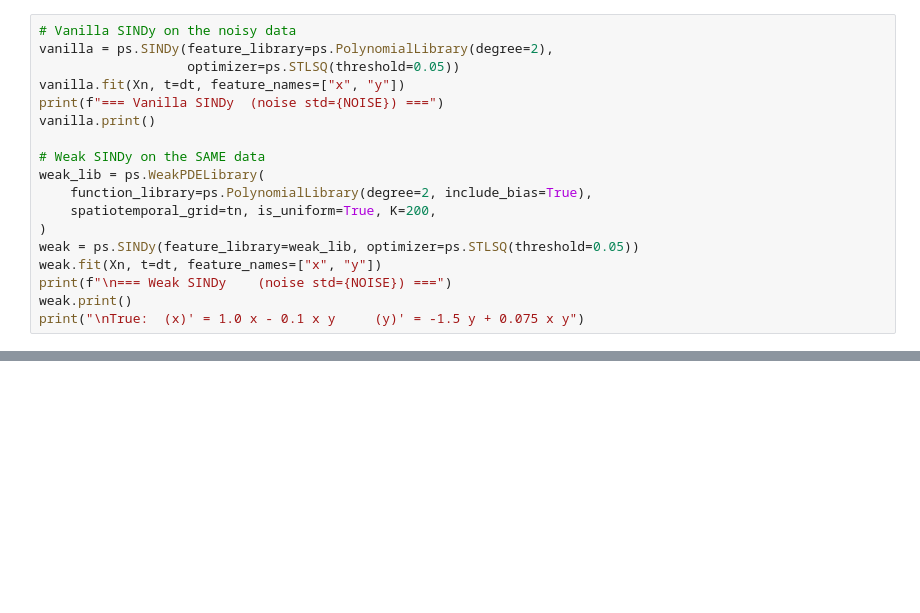
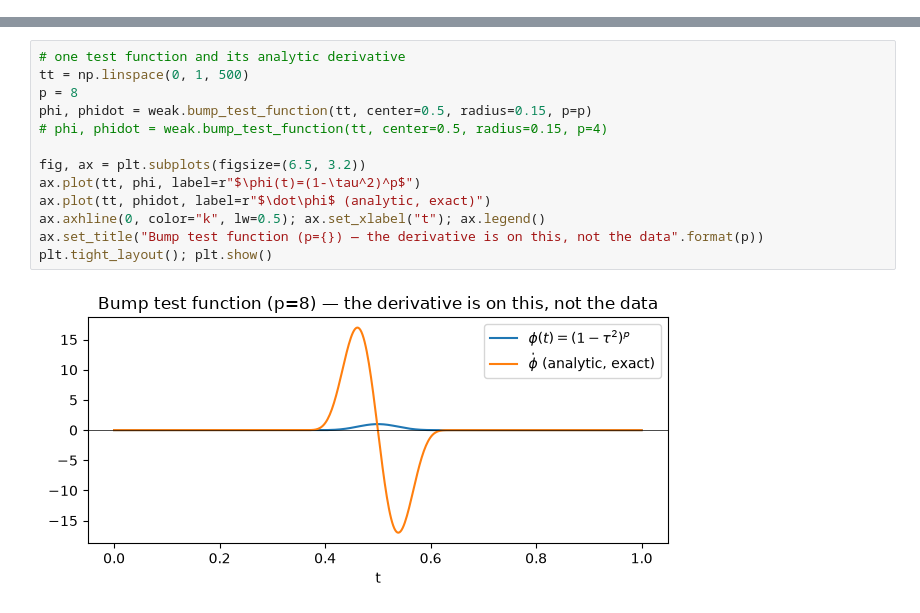
Before and after one commit to Mangan-Group/SummerSchool2026SparseModelTutorials, a Jupyter notebook: notebooks/02_weak_sindy.ipynb, the cells around one changed output, grey strips where cells are left out. Drawn from its saved outputs; the diff is of its cells as text; blank space fills up the shorter version.

```diff
--- a/notebooks/02_weak_sindy.ipynb
+++ b/notebooks/02_weak_sindy.ipynb
@@ -50,18 +29,0 @@ dt = tn[1] - tn[0]
-# %%
-# Vanilla SINDy on the noisy data
-vanilla = ps.SINDy(feature_library=ps.PolynomialLibrary(degree=2),
-                   optimizer=ps.STLSQ(threshold=0.05))
-vanilla.fit(Xn, t=dt, feature_names=["x", "y"])
-print(f"=== Vanilla SINDy  (noise std={NOISE}) ===")
-vanilla.print()
-
-# Weak SINDy on the SAME data
-weak_lib = ps.WeakPDELibrary(
-    function_library=ps.PolynomialLibrary(degree=2, include_bias=True),
-    spatiotemporal_grid=tn, is_uniform=True, K=200,
-)
-weak = ps.SINDy(feature_library=weak_lib, optimizer=ps.STLSQ(threshold=0.05))
-weak.fit(Xn, t=dt, feature_names=["x", "y"])
-print(f"\n=== Weak SINDy    (noise std={NOISE}) ===")
-weak.print()
-print("\nTrue:  (x)' = 1.0 x - 0.1 x y     (y)' = -1.5 y + 0.075 x y")
@@ -199,0 +47,15 @@ settings (`K`, the number of subdomains). Next: dynamics that are **rational**,
+# %%
+# one test function and its analytic derivative
+tt = np.linspace(0, 1, 500)
+p = 8
+phi, phidot = weak.bump_test_function(tt, center=0.5, radius=0.15, p=p)
+# phi, phidot = weak.bump_test_function(tt, center=0.5, radius=0.15, p=4)
+
+fig, ax = plt.subplots(figsize=(6.5, 3.2))
+ax.plot(tt, phi, label=r"$\phi(t)=(1-\tau^2)^p$")
+ax.plot(tt, phidot, label=r"$\dot\phi$ (analytic, exact)")
+ax.axhline(0, color="k", lw=0.5); ax.set_xlabel("t"); ax.legend()
+ax.set_title("Bump test function (p={}) — the derivative is on this, not the data".format(p))
+plt.tight_layout(); plt.show()
+# %% [output]
+[figure, added]
```
Also changed, not shown: parts of 24 cells of this notebook, 5 other files.
